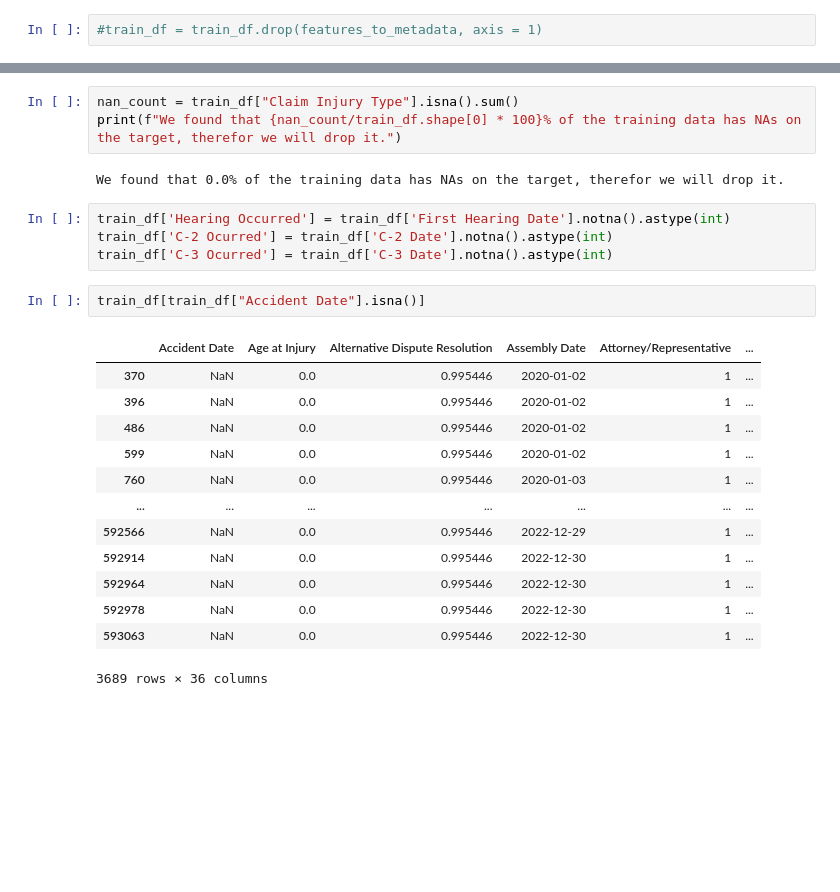
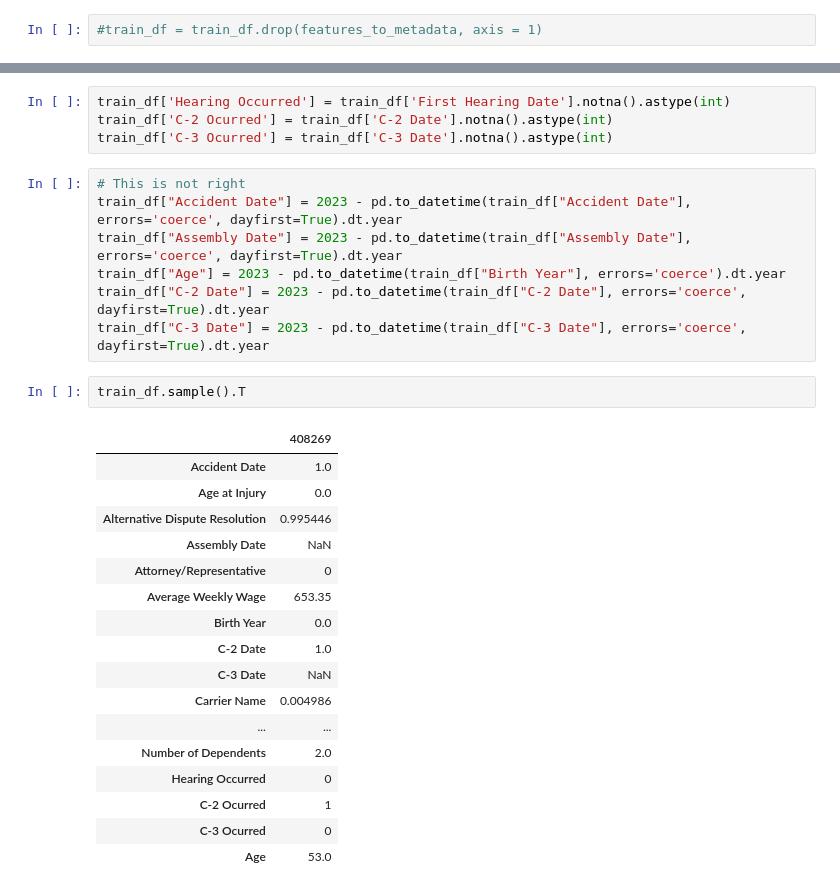
Before and after one commit to killerkiemklan/To-Grant-or-not_ML, a Jupyter notebook: 01_EDA.ipynb, the cells around one changed output, grey strips where cells are left out. Cells and saved outputs as stored; diff of their text form; blank space fills up the shorter version.

```diff
--- a/01_EDA.ipynb
+++ b/01_EDA.ipynb
@@ -219,25 +207,31 @@ train_df.sample().T
-# %%
-nan_count = train_df["Claim Injury Type"].isna().sum()
-print(f"We found that {nan_count/train_df.shape[0] * 100}% of the training data has NAs on the target, therefor we will drop it.")
-# %% [output]
-We found that 0.0% of the training data has NAs on the target, therefor we will drop it.
 # %%
 train_df['Hearing Occurred'] = train_df['First Hearing Date'].notna().astype(int)
 train_df['C-2 Ocurred'] = train_df['C-2 Date'].notna().astype(int)
 train_df['C-3 Ocurred'] = train_df['C-3 Date'].notna().astype(int)
-# %%
-train_df[train_df["Accident Date"].isna()]
-# %% [output]
-|  | Accident Date | Age at Injury | Alternative Dispute Resolution | Assembly Date | Attorney/Representative | ... |
-| 370 | NaN | 0.0 | 0.995446 | 2020-01-02 | 1 | ... |
-| 396 | NaN | 0.0 | 0.995446 | 2020-01-02 | 1 | ... |
-| 486 | NaN | 0.0 | 0.995446 | 2020-01-02 | 1 | ... |
-| 599 | NaN | 0.0 | 0.995446 | 2020-01-02 | 1 | ... |
-| 760 | NaN | 0.0 | 0.995446 | 2020-01-03 | 1 | ... |
-| ... | ... | ... | ... | ... | ... | ... |
-| 592566 | NaN | 0.0 | 0.995446 | 2022-12-29 | 1 | ... |
-| 592914 | NaN | 0.0 | 0.995446 | 2022-12-30 | 1 | ... |
-| 592964 | NaN | 0.0 | 0.995446 | 2022-12-30 | 1 | ... |
-| 592978 | NaN | 0.0 | 0.995446 | 2022-12-30 | 1 | ... |
-| 593063 | NaN | 0.0 | 0.995446 | 2022-12-30 | 1 | ... |
-3689 rows × 36 columns
+# %%
+# This is not right
+train_df["Accident Date"] = 2023 - pd.to_datetime(train_df["Accident Date"], errors='coerce', dayfirst=True).dt.year
+train_df["Assembly Date"] = 2023 - pd.to_datetime(train_df["Assembly Date"], errors='coerce', dayfirst=True).dt.year
+train_df["Age"] = 2023 - pd.to_datetime(train_df["Birth Year"], errors='coerce').dt.year
+train_df["C-2 Date"] = 2023 - pd.to_datetime(train_df["C-2 Date"], errors='coerce', dayfirst=True).dt.year
+train_df["C-3 Date"] = 2023 - pd.to_datetime(train_df["C-3 Date"], errors='coerce', dayfirst=True).dt.year
+# %%
+train_df.sample().T
+# %% [output]
+|  | 408269 |
+| Accident Date | 1.0 |
+| Age at Injury | 0.0 |
+| Alternative Dispute Resolution | 0.995446 |
+| Assembly Date | NaN |
+| Attorney/Representative | 0 |
+| Average Weekly Wage | 653.35 |
+| Birth Year | 0.0 |
+| C-2 Date | 1.0 |
+| C-3 Date | NaN |
+| Carrier Name | 0.004986 |
+| ... | ... |
+| Number of Dependents | 2.0 |
+| Hearing Occurred | 0 |
+| C-2 Ocurred | 1 |
+| C-3 Ocurred | 0 |
+| Age | 53.0 |
```
Also changed, not shown: parts of 6 cells of this notebook.
